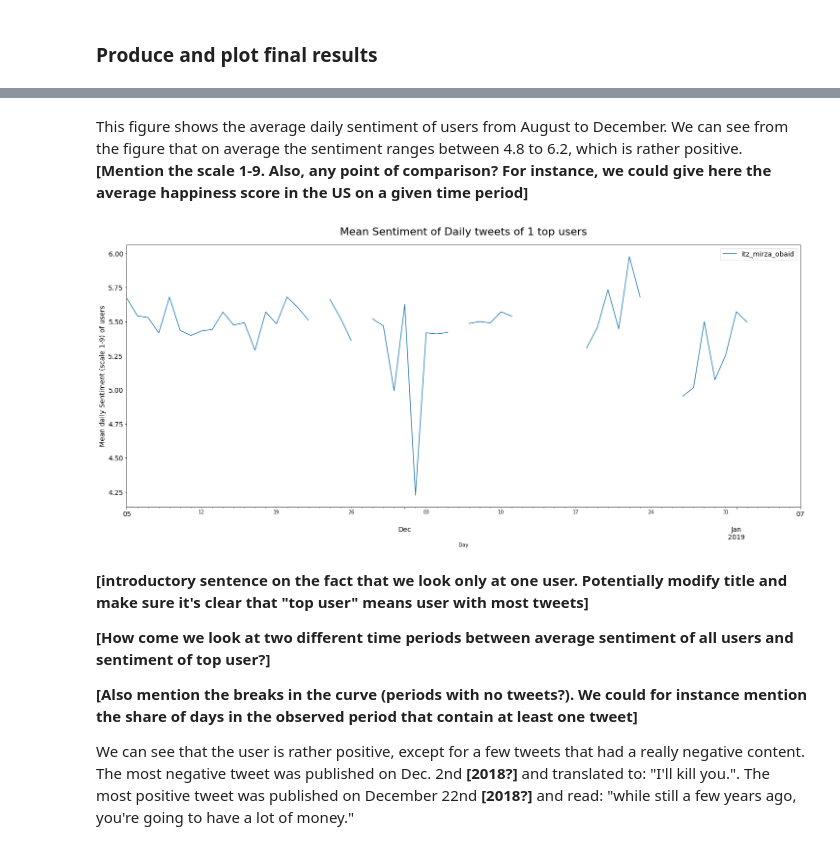
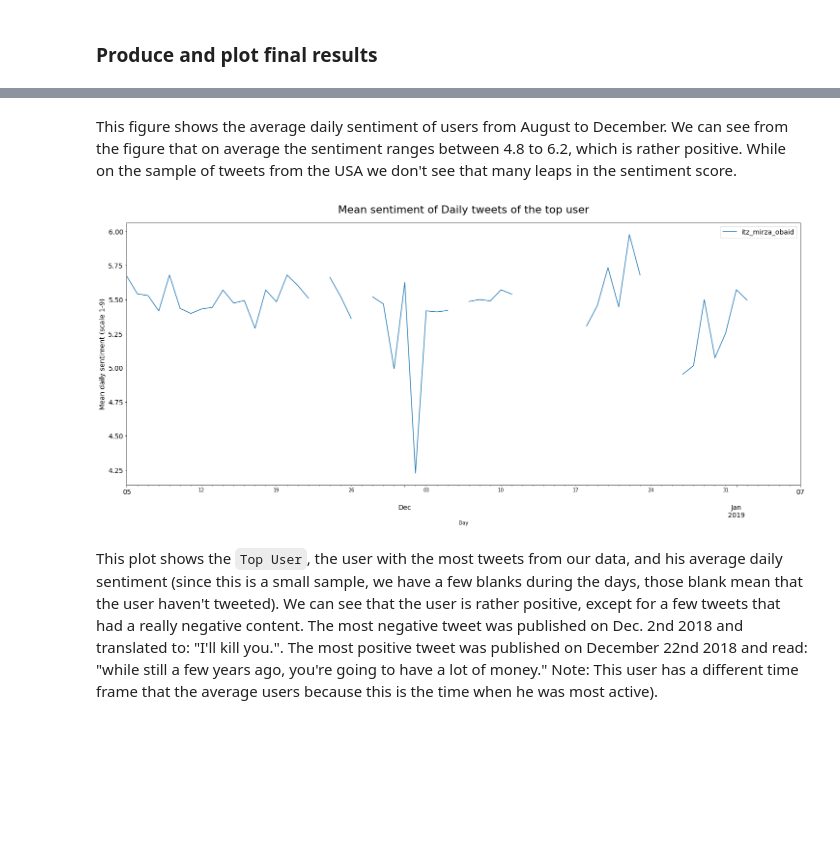
Before and after one commit to worldbank/TwitterEconomicMonitoring, a Jupyter notebook: notebooks/3-sentiment-analysis.ipynb, the cells around one changed output, grey strips where cells are left out. Saved outputs shown, nothing was run; the diff lists cells and outputs as text; code cells hidden in the pictures; blank space fills up the shorter version.

```diff
--- a/notebooks/3-sentiment-analysis.ipynb
+++ b/notebooks/3-sentiment-analysis.ipynb
@@ -289,14 +329,19 @@ We now calculate the sentiment of each tweets. **[Repeat the methodology here: h
 # %%
 # Run the hedonometer on the tweets
-df["hedonometer"] = return_sentiment(df)
+ur_df["hedonometer"] = return_sentiment(ur_df)
+en_df["hedonometer"] = return_sentiment(en_df)
 # Clear all tweets with no score
-df = df[df["hedonometer"] != 0]
+ur_df = ur_df[ur_df["hedonometer"] != 0]
+en_df = en_df[en_df["hedonometer"] != 0]
 # Calculate the standard deviation for each tweets sentiment
-df["hedo_sd"] = return_standard_deviation(df)
+ur_df["hedo_sd"] = return_standard_deviation(ur_df)
+en_df["hedo_sd"] = return_standard_deviation(en_df)
 # Run function to pull the words from each tweet that determine sentiment into a new column
-df["hits"] = return_hits(df)
+ur_df["hits"] = return_hits(ur_df)
+en_df["hits"] = return_hits(en_df)
 # Save tweets with sentiments
-save(df, path_to_sentiment, 'sentiment')
+save(ur_df, path_to_sentiment, 'pakistan_sentiment')
+save(en_df, path_to_sentiment, 'usa_sentiment')
 # %% [markdown]
 ### Define functions to plot results:
 # %% [markdown]
@@ -313,7 +357,7 @@ This function will receive:
 
 This function will calculate the mean sentiment of given frequency tweets of starting from the `date`
 # %%
-def get_mean_based_on_frequency(df, freq, start_date='2020-01-01', end_date='2021-01-01'):
+def get_mean_based_on_frequency(df, freq, start_date='2020-04-01', end_date='2021-01-01'):
     df["created_at"] = pd.to_datetime(df['created_at'])
     df = df.set_index("created_at")
     df = df[['hedonometer']]
@@ -336,9 +380,8 @@ def plot_save_to_pdf_and_show(df, ylabel, xlabel, title):
     axes.set_title(title, fontsize=22, pad=20)
     axes.tick_params(axis='both', which='major', labelsize=14)
     axes.legend(fontsize=14)
-    # plt.ylim(4.5, 6.5)
     plt.savefig(f'{title}', dpi=300, bbox_inches="tight",
-                transparent=True)
+                transparent=False)
     plt.show()
 # %% [markdown]
 ### Produce and plot final results
@@ -350,15 +398,11 @@ In order to achieve that, we will need to do some work: **[What work? Describe w
 # %%
 # Get only the user_id, the time the tweet was created and the hedonometer score
-sent_df = df[["user", "created_at", "hedonometer", 'clean_text']]
-sent_df['name'] = sent_df['user'].apply(lambda user: user['name'])
-sent_df = sent_df.drop(columns=['user'])
+sent_df = ur_df[["name", "created_at", "hedonometer", 'clean_text']]
 # Split them to different DataFrames, this will sort the DataFrame by the 'user_id' and sort them
 split_df = sorted([pd.DataFrame(y) for x, y in sent_df.groupby('name', as_index=False)], key=len, reverse=True)
 print(f"There are {len(split_df)} different users\n"
       f"The user with most tweets is: {split_df[0].iloc[0]['name']} with {len(split_df[0])} tweets\n"
       f"The user with the least tweets is: {split_df[-1].iloc[0]['name']} with {len(split_df[-1])} tweets")
-# Show the last tweet of the user
-print(f'the last tweet of the user: {split_df[0].clean_text[:1]}')
 # %% [output]
 There are 21 different users
 The user with most tweets is: itz_mirza_obaid with 620 tweets
@@ -393,19 +456,16 @@ plot_save_to_pdf_and_show(df=user_sentiment, ylabel='Mean daily sentiment (scale
 # %% [markdown]
 This figure shows the average daily sentiment of users from August to December.
-We can see from the figure that on average the sentiment ranges between 4.8 to 6.2, which is rather positive. **[Mention the scale 1-9. Also, any point of comparison? For instance, we could give here the average happiness score in the US on a given time period]**
+We can see from the figure that on average the sentiment ranges between 4.8 to 6.2, which is rather positive.
+While on the sample of tweets from the USA we don't see that many leaps in the sentiment score.
 # %%
 # Plot Key users daily sentiment and save it
-plot_save_to_pdf_and_show(df=split_sentiment, ylabel='Mean daily sentiment (scale 1-9) of users', xlabel='Day',
-                          title=f"Mean sentiment of Daily tweets of {len(user_names)} top users")
+plot_save_to_pdf_and_show(df=split_sentiment, ylabel='Mean daily sentiment (scale 1-9)', xlabel='Day',
+                          title=f"Mean sentiment of Daily tweets of the top user")
 # %% [output]
-[figure, old version]
+[figure, new version]
 # %% [markdown]
-**[introductory sentence on the fact that we look only at one user. Potentially modify title and make sure it's clear that "top user" means user with most tweets]**
-
-**[How come we look at two different time periods between average sentiment of all users and sentiment of top user?]**
-
-**[Also mention the breaks in the curve (periods with no tweets?). We could for instance mention the share of days in the observed period that contain at least one tweet]**
-
+This plot shows the `Top User`, the user with the most tweets from our data, and his average daily sentiment (since this is a small sample, we have a few blanks during the days, those blank mean that the user haven't tweeted).
 We can see that the user is rather positive, except for a few tweets that had a really negative content.
-The most negative tweet was published on Dec. 2nd **[2018?]** and translated to: "I'll kill you.".
-The most positive tweet was published on December 22nd **[2018?]** and read: "while still a few years ago, you're going to have a lot of money."
+The most negative tweet was published on Dec. 2nd 2018 and translated to: "I'll kill you.".
+The most positive tweet was published on December 22nd 2018 and read: "while still a few years ago, you're going to have a lot of money."
+Note: This user has a different time frame that the average users because this is the time when he was most active).
```
Also changed, not shown: parts of 30 cells of this notebook, 3 other files.
